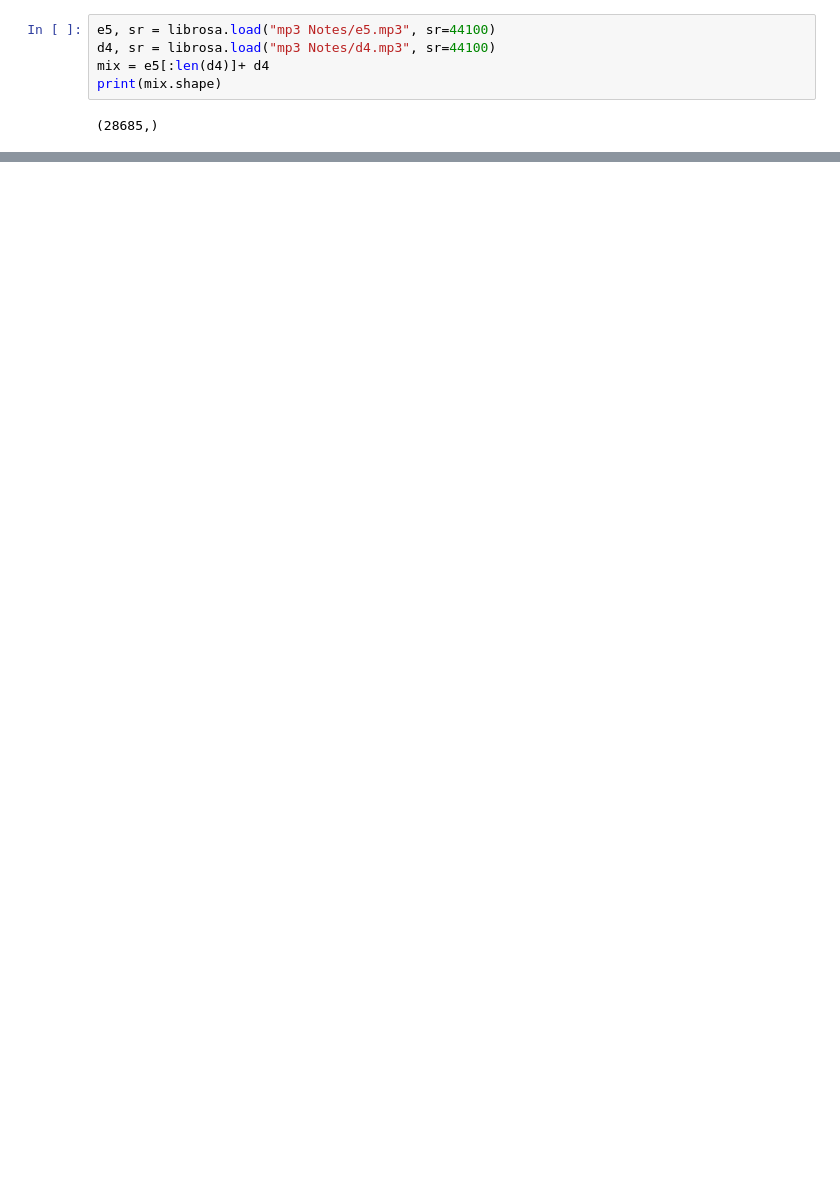
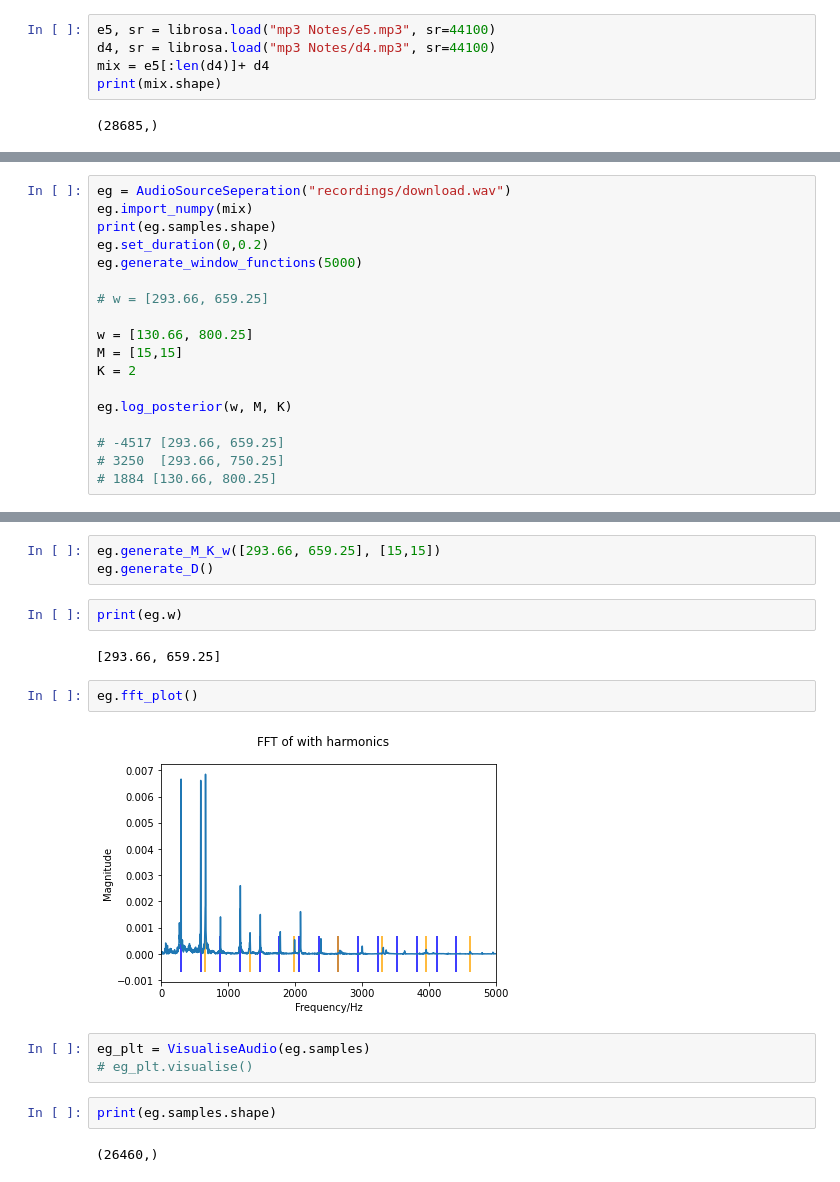
Before and after one commit to maxfryer/Audio-Source-Seperation, a Jupyter notebook: test_space.ipynb, the cells around one changed output, grey strips where cells are left out. Cells and saved outputs as stored; diff of their text form; blank space fills up the shorter version.

```diff
--- a/test_space.ipynb
+++ b/test_space.ipynb
@@ -120,0 +10,18 @@ plt.show()
+# %%
+eg = AudioSourceSeperation("recordings/download.wav")
+eg.import_numpy(mix)
+print(eg.samples.shape)
+eg.set_duration(0,0.2)
+eg.generate_window_functions(5000)
+
+# w = [293.66, 659.25]
+
+w = [130.66, 800.25]
+M = [15,15]
+K = 2
+
+eg.log_posterior(w, M, K)
+
+# -4517 [293.66, 659.25]
+# 3250  [293.66, 750.25]
+# 1884 [130.66, 800.25]
@@ -123,0 +94,18 @@ plt.show()
+# %%
+eg.generate_M_K_w([293.66, 659.25], [15,15])
+eg.generate_D()
+# %%
+print(eg.w)
+# %% [output]
+[293.66, 659.25]
+# %%
+eg.fft_plot()
+# %% [output]
+[figure, added]
+# %%
+eg_plt = VisualiseAudio(eg.samples)
+# eg_plt.visualise()
+# %%
+print(eg.samples.shape)
+# %% [output]
+(26460,)
```
Also changed, not shown: parts of 24 cells of this notebook, 16 other files.
